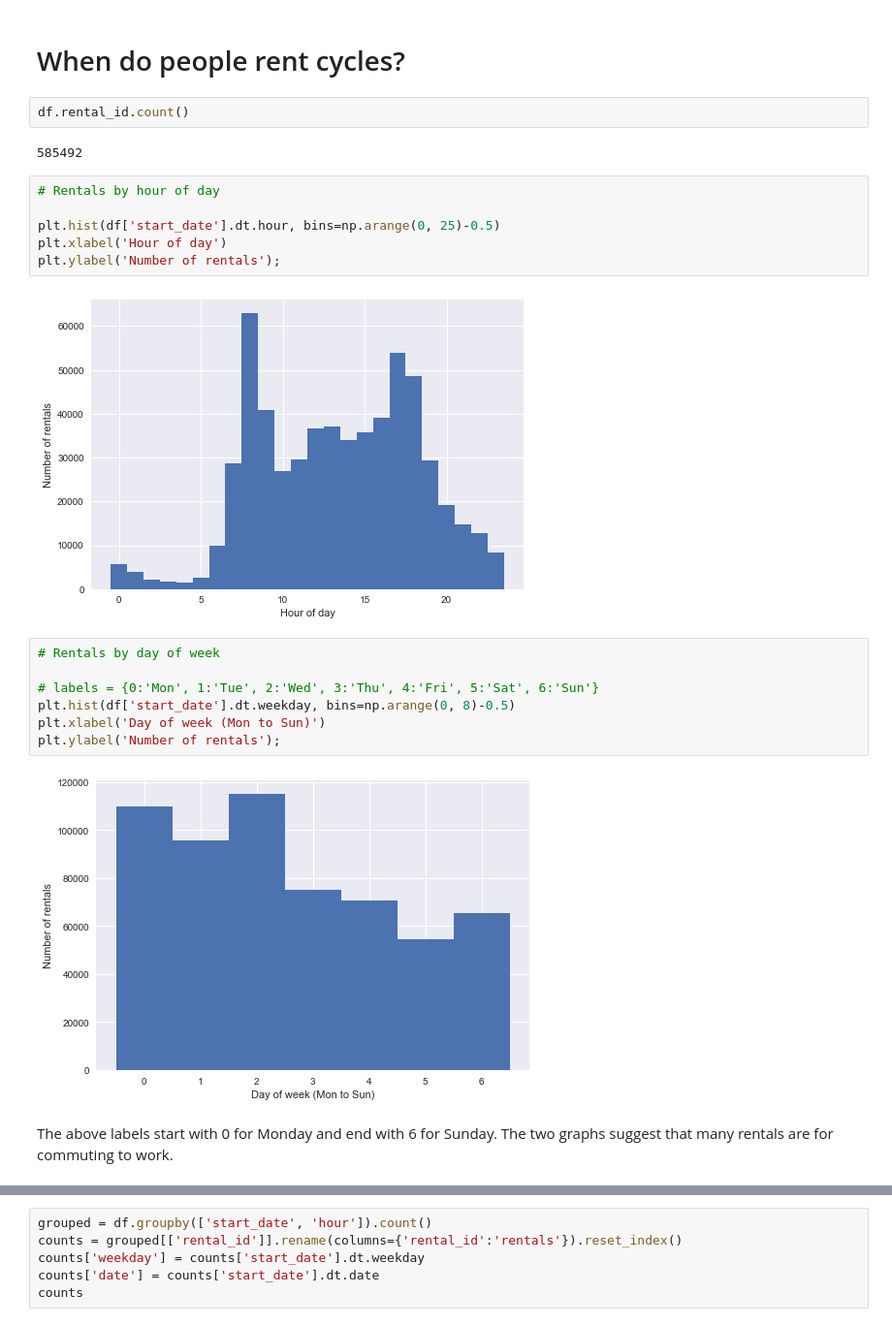
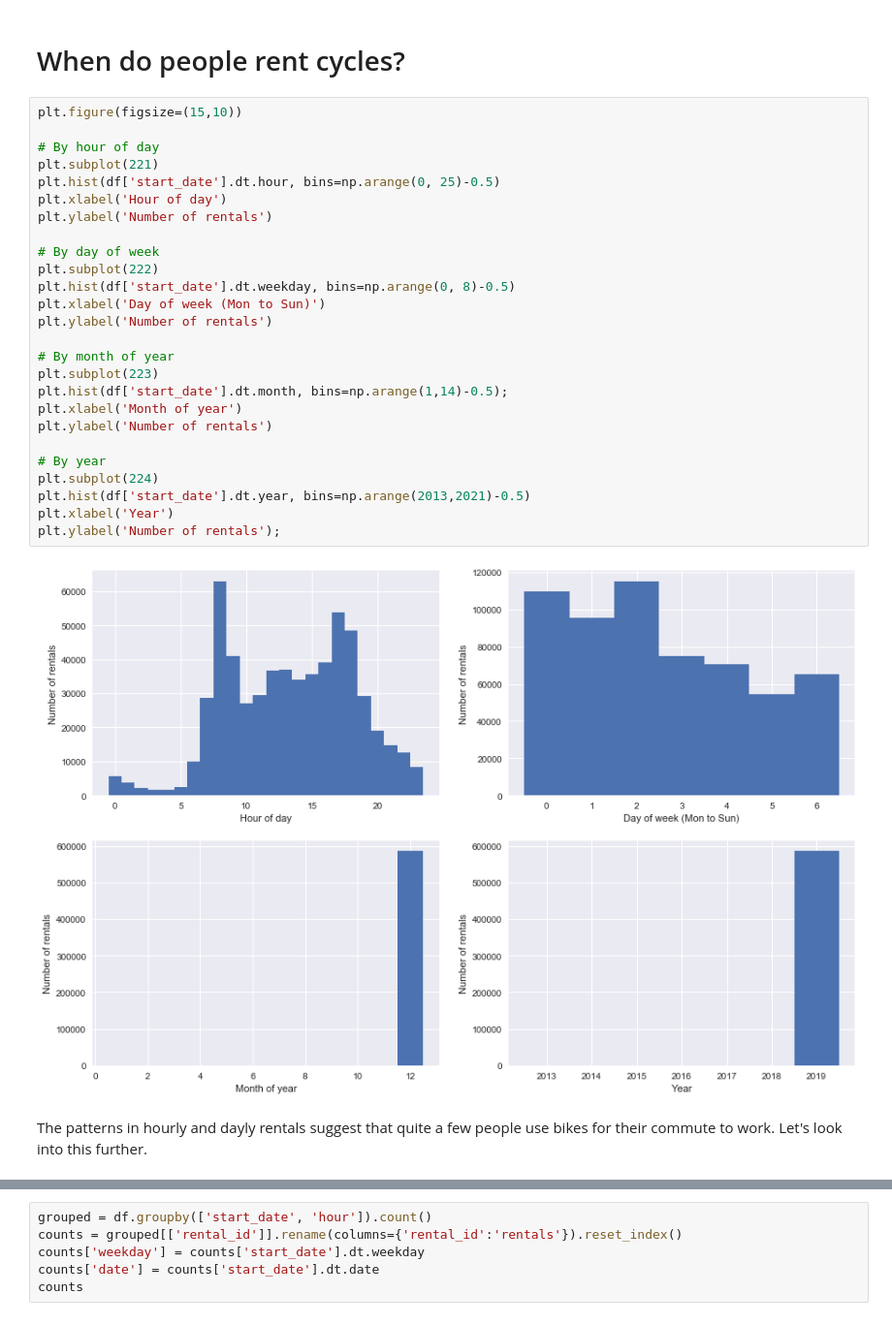
Before and after one commit to fabiangunzinger/london_cycling, a Jupyter notebook: london_cycling.ipynb, the cells around one changed output, grey strips where cells are left out. Shown at 97% size. Cells and saved outputs as stored; diff of their text form.

Commit message:
Clean up histograms

```diff
--- a/london_cycling.ipynb
+++ b/london_cycling.ipynb
@@ -61,28 +59,35 @@ memory usage: 73.6+ MB
 # %% [markdown]
 # When do people rent cycles?
-# %%
-df.rental_id.count()
-# %% [output]
-585492
-# %%
-# Rentals by hour of day
-
-plt.hist(df['start_date'].dt.hour, bins=np.arange(0, 25)-0.5)
-plt.xlabel('Hour of day')
-plt.ylabel('Number of rentals');
-# %% [output]
-[figure, removed]
-# %%
-# Rentals by day of week
-
-# labels = {0:'Mon', 1:'Tue', 2:'Wed', 3:'Thu', 4:'Fri', 5:'Sat', 6:'Sun'}
-plt.hist(df['start_date'].dt.weekday, bins=np.arange(0, 8)-0.5)
-plt.xlabel('Day of week (Mon to Sun)')
-plt.ylabel('Number of rentals');
-# %% [output]
-[figure, removed]
-# %% [markdown]
-The above labels start with 0 for Monday and end with 6 for Sunday. The two graphs suggest that many rentals are for commuting to work.
+# %%
+plt.figure(figsize=(15,10))
+
+# By hour of day
+plt.subplot(221)
+plt.hist(df['start_date'].dt.hour, bins=np.arange(0, 25)-0.5)
+plt.xlabel('Hour of day')
+plt.ylabel('Number of rentals')
+
+# By day of week
+plt.subplot(222)
+plt.hist(df['start_date'].dt.weekday, bins=np.arange(0, 8)-0.5)
+plt.xlabel('Day of week (Mon to Sun)')
+plt.ylabel('Number of rentals')
+
+# By month of year
+plt.subplot(223)
+plt.hist(df['start_date'].dt.month, bins=np.arange(1,14)-0.5);
+plt.xlabel('Month of year')
+plt.ylabel('Number of rentals')
+
+# By year
+plt.subplot(224)
+plt.hist(df['start_date'].dt.year, bins=np.arange(2013,2021)-0.5)
+plt.xlabel('Year')
+plt.ylabel('Number of rentals');
+# %% [output]
+[figure, added]
+# %% [markdown]
+The patterns in hourly and dayly rentals suggest that quite a few people use bikes for their commute to work. Let's look into this further.
 # %%
 # Create a pivot table with counts
 pivoted = df.pivot_table('rental_id',
```
Also changed, not shown: parts of 5 cells of this notebook, 1 other file.
